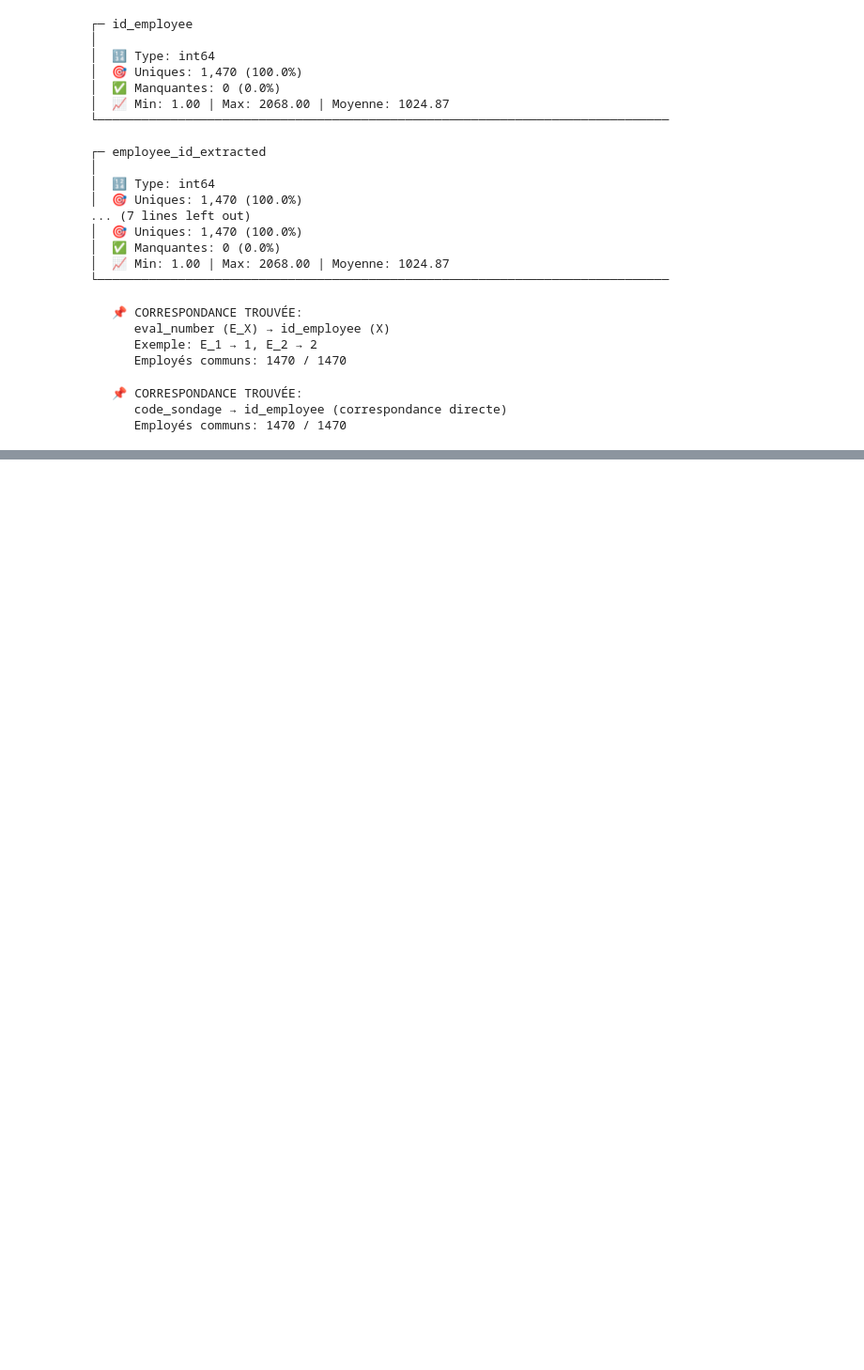
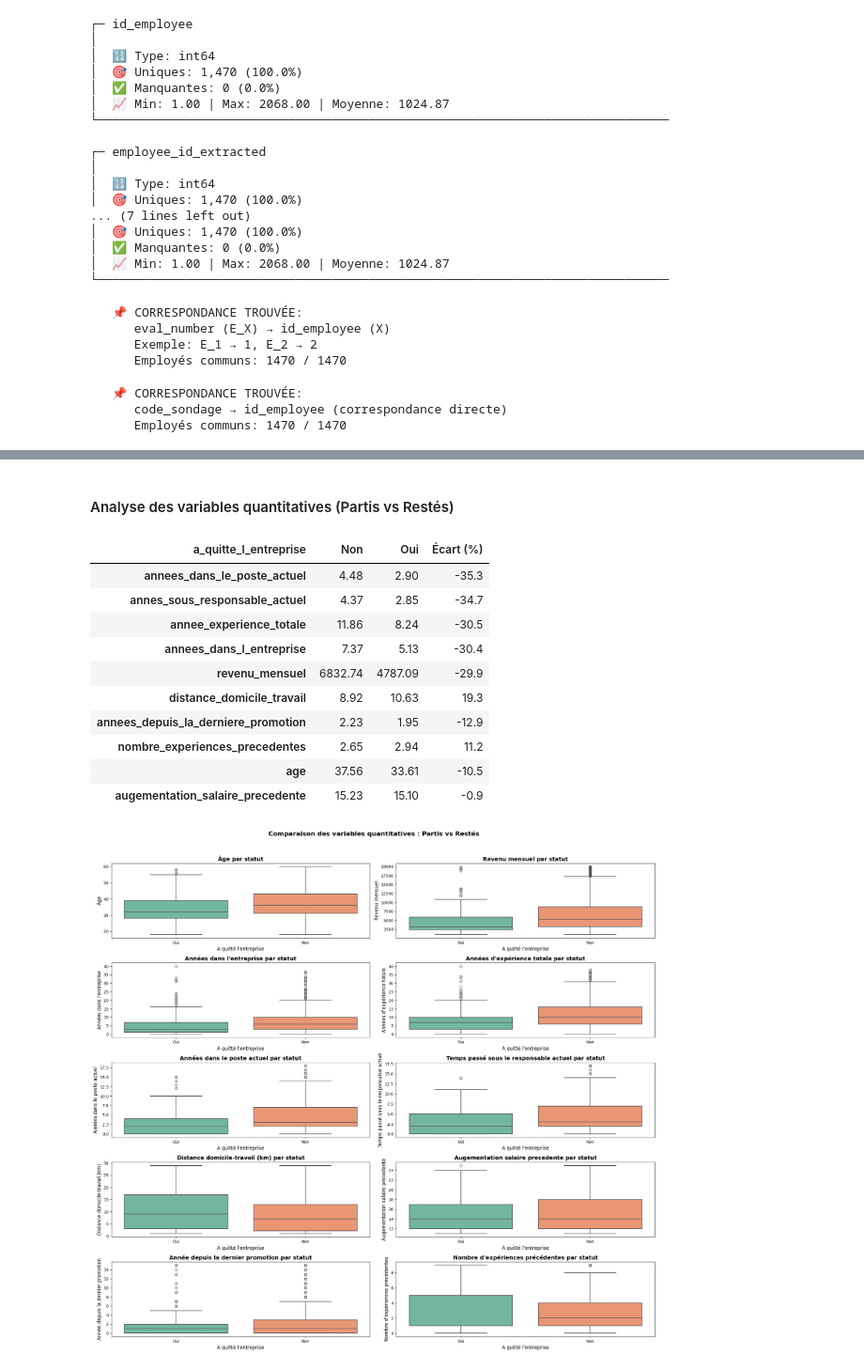
Before and after one commit to RaphaelRIVIERE/Projet-4-Classifiez-automatiquement-des-informations, a Jupyter notebook: 1_notebook.ipynb, the cells around one changed output, grey strips where cells are left out. Shown at 94% size. Saved outputs shown, nothing was run; the diff lists cells and outputs as text; code cells hidden in the pictures; blank space fills up the shorter version.

```diff
--- a/1_notebook.ipynb
+++ b/1_notebook.ipynb
@@ -710,0 +802,62 @@ La jointure c'est bien passée ! On peut maintenant avancer sur l'analyse explor
+# %% [markdown]
+#### Analyse des variables quantitatives (Partis vs Restés)
+# %%
+colonnes_quanti = [
+    'age', 'revenu_mensuel', 'annee_experience_totale',
+    'annees_dans_l_entreprise', 'annees_dans_le_poste_actuel',
+    'distance_domicile_travail', 'augementation_salaire_precedente',
+    'annees_depuis_la_derniere_promotion', 'annes_sous_responsable_actuel',
+    'nombre_experiences_precedentes'
+]
+
+boxplot_vars = [
+    ('age', 'Âge'),
+    ('revenu_mensuel', 'Revenu mensuel'),
+    ('annees_dans_l_entreprise', "Années dans l'entreprise"),
+    ('annee_experience_totale', "Années d'expérience totale"),
+    ('annees_dans_le_poste_actuel', 'Années dans le poste actuel'),
+    ('annes_sous_responsable_actuel', 'Temps passé sous le responsable actuel'),
+    ('distance_domicile_travail', 'Distance domicile-travail (km)'),
+    ('augementation_salaire_precedente', 'Augementation salaire precedente'),
+    ('annees_depuis_la_derniere_promotion', 'Année depuis la dernier promotion'),
+    ('nombre_experiences_precedentes', "Nombre d'expériences précédentes")
+]
+
+
+df_comparison_quanti_cols = du.compare_group_means(df, TARGET, colonnes_quanti)
+
+display(df_comparison_quanti_cols)
+
+fig, axes = plt.subplots(5,2, figsize=(20, 18))
+axes = axes.flatten()
+
+for i, (col, label) in enumerate(boxplot_vars):
+    title = f'{label} par statut'
+    vi.create_boxplot(
+        df,
+        axes[i],
+        x=TARGET,
+        y=col,
+        hue=TARGET,
+        palette='Set2',
+        title=title,
+        xlabel="A quitté l'entreprise",
+        ylabel=label
+    )
+
+plt.suptitle("Comparaison des variables quantitatives : Partis vs Restés", fontsize=16, fontweight='bold', y=1.02)
+plt.tight_layout()
+plt.show()
+# %% [output]
+| a_quitte_l_entreprise | Non | Oui | Écart (%) |
+| annees_dans_le_poste_actuel | 4.48 | 2.90 | -35.3 |
+| annes_sous_responsable_actuel | 4.37 | 2.85 | -34.7 |
+| annee_experience_totale | 11.86 | 8.24 | -30.5 |
+| annees_dans_l_entreprise | 7.37 | 5.13 | -30.4 |
+| revenu_mensuel | 6832.74 | 4787.09 | -29.9 |
+| distance_domicile_travail | 8.92 | 10.63 | 19.3 |
+| annees_depuis_la_derniere_promotion | 2.23 | 1.95 | -12.9 |
+| nombre_experiences_precedentes | 2.65 | 2.94 | 11.2 |
+| age | 37.56 | 33.61 | -10.5 |
+| augementation_salaire_precedente | 15.23 | 15.10 | -0.9 |
+[figure, added]
```
Also changed, not shown: parts of 48 cells of this notebook, 4 other files.
